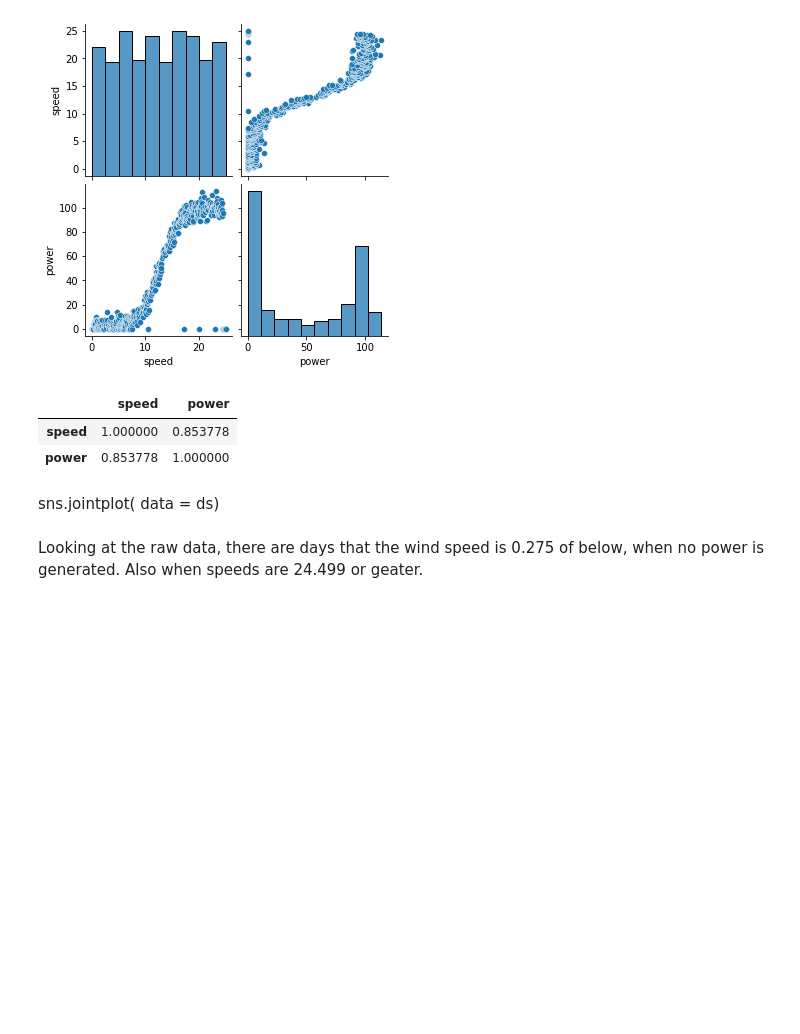
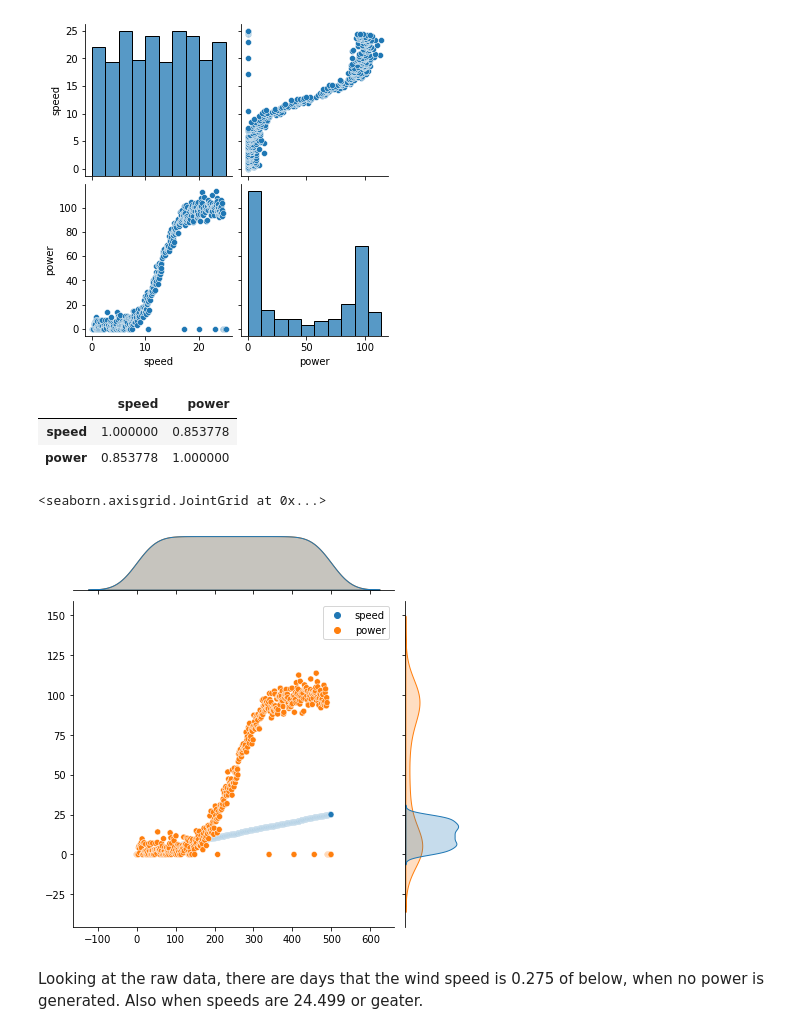
Before and after one commit to NiamhOL/Machine-Learning-and-Statistics-Project-2020, a Jupyter notebook: MLSProject2020.ipynb, the cells around one changed output. Drawn from its saved outputs; the diff is of its cells as text; code cells hidden in the pictures; blank space fills up the shorter version.

```diff
--- a/MLSProject2020.ipynb
+++ b/MLSProject2020.ipynb
@@ -119,8 +119,11 @@ ds.corr()
 |  | speed | power |
 | speed | 1.000000 | 0.853778 |
 | power | 0.853778 | 1.000000 |
-# %% [markdown]
-sns.jointplot( data = ds)
+# %%
+sns.jointplot( data = ds)
+# %% [output]
+<seaborn.axisgrid.JointGrid at 0x...>
+[figure, added]
 # %% [markdown]
 Looking at the raw data, there are days that the wind speed is 0.275 of below, when no power is generated. Also when speeds are 24.499 or geater.
 # %% [markdown]
```
Also changed, not shown: parts of 36 cells of this notebook, 7 other files.
